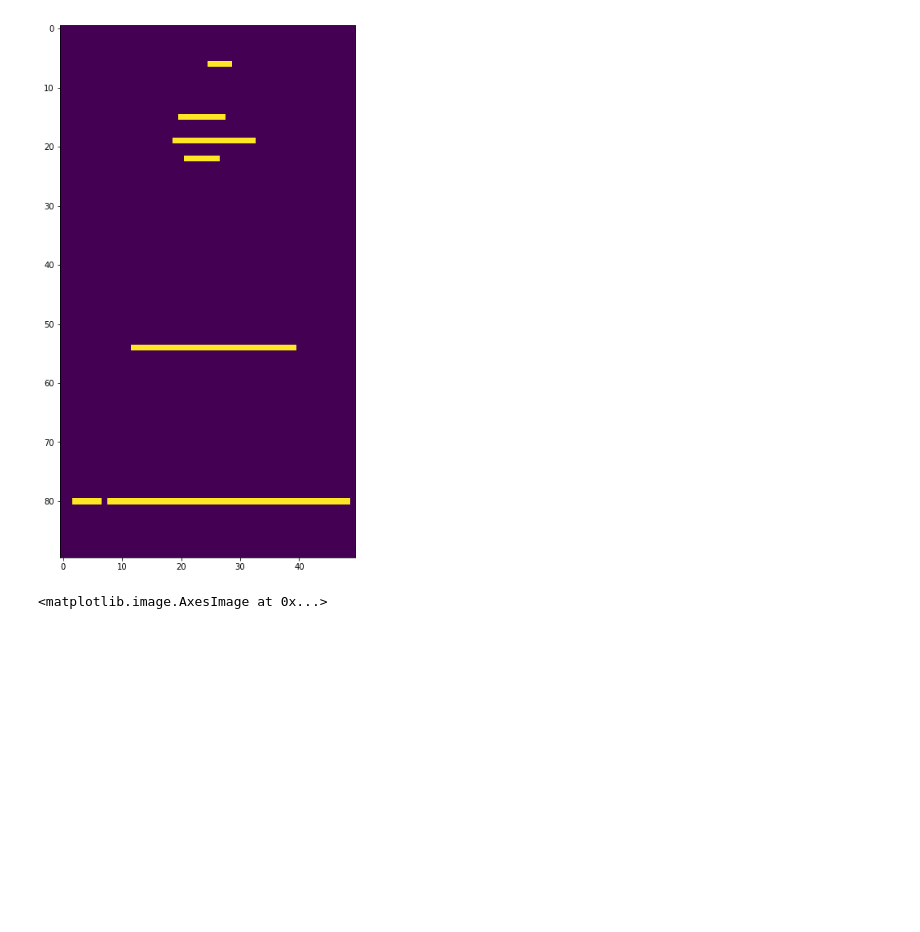
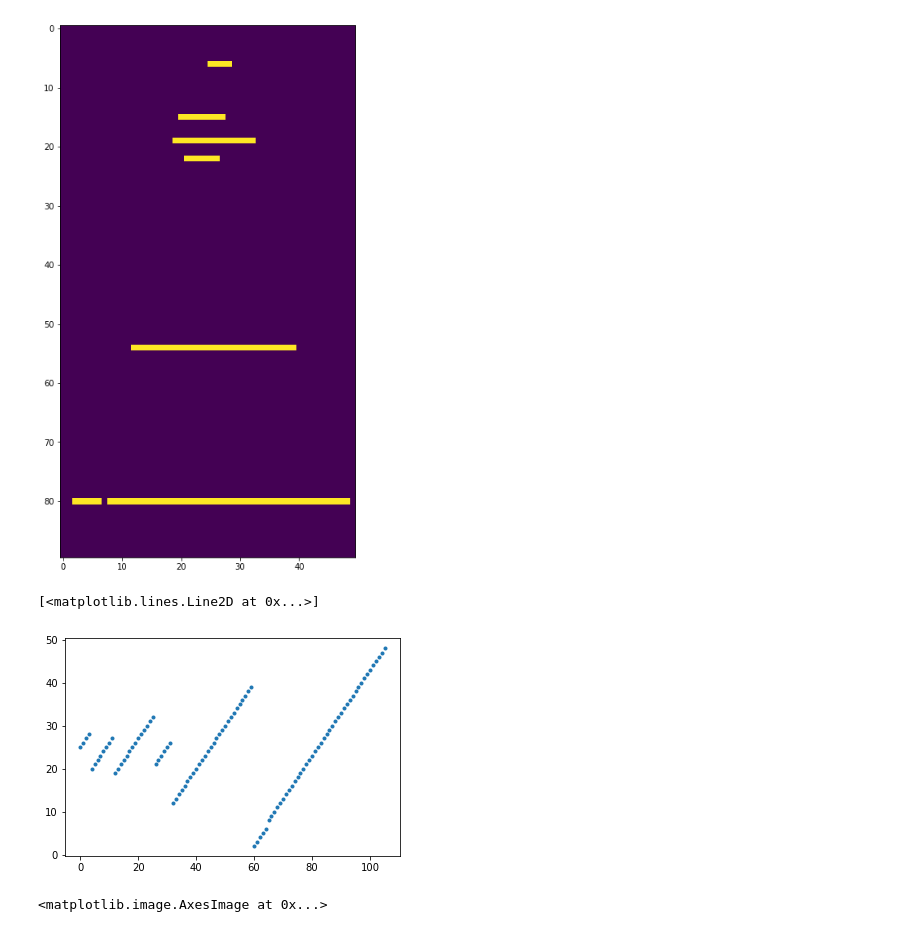
Before and after one commit to zazizizou/gradient_ansatz, a Jupyter notebook: DoF_cailb.ipynb, the cells around one changed output. Cells and saved outputs as stored; diff of their text form; code cells hidden in the pictures; blank space fills up the shorter version.

```diff
--- a/DoF_cailb.ipynb
+++ b/DoF_cailb.ipynb
@@ -243,6 +243,11 @@ y = np.arange(0, cu_img_fit.shape[0])
 x, y = np.meshgrid(x, y)
 x_valid = x[keep.reshape(90,50)]
 y_valid = y[keep.reshape(90,50)]
+# %%
+plt.plot(x_valid, '.')
+# %% [output]
+[<matplotlib.lines.Line2D at 0x...>]
+[figure, added]
 # %%
 popt, pcov = curve_fit(poly_calib, (x_valid, y_valid), fit_data_valid)
 # %%
```
Also changed, not shown: parts of 28 cells of this notebook, 1 other file.
